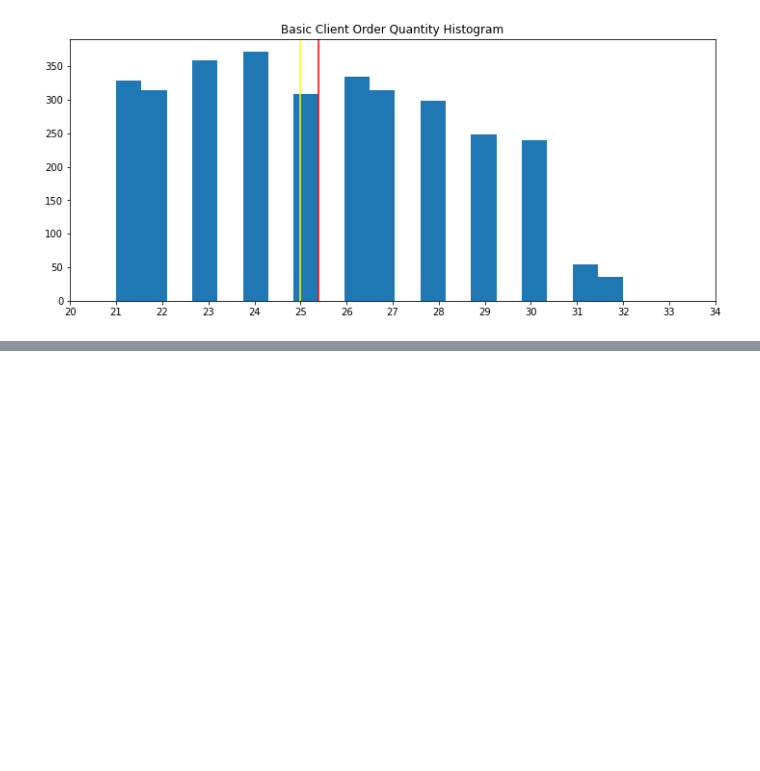
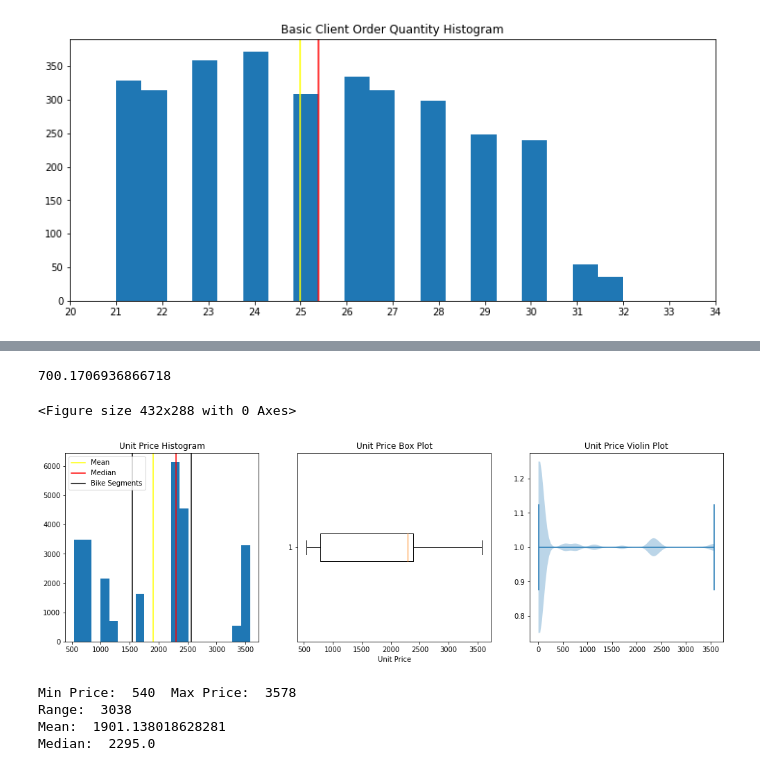
Before and after one commit to juanm05/UK-Bike-Store, a Jupyter notebook: main.ipynb, the cells around one changed output, grey strips where cells are left out. Cells and saved outputs as stored; diff of their text form; code cells hidden in the pictures; blank space fills up the shorter version.

```diff
--- a/main.ipynb
+++ b/main.ipynb
@@ -641,0 +630,49 @@ df_basico_bicicleta
+# %%
+# Quiero encontrar precio promedio de las bicicletas road
+df_basico_bicicleta.Sub_Category.unique()
+
+df_basico_bicicleta[df_basico_bicicleta.Sub_Category == "Road Bikes"]["Unit_Cost"].mean()
+# El promedio de costo de una bicicleta road es de 700 usd
+# %% [output]
+700.1706936866718
+# %%
+# Ver valores numericos de las bicicletas
+df = pd.read_csv("Sales.csv")
+# %%
+df_bikes = df[df.Product_Category == "Bikes"]
+
+plt.clf()
+plt.figure(figsize = (17, 5))
+
+ax1 = plt.subplot(1, 3, 1)
+ax1.hist(df_bikes.Unit_Price, bins = 20)
+ax1.set_title("Unit Price Histogram")
+ax1.axvline(np.mean(df_bikes.Unit_Price), label = "Mean", color = "Yellow")
+ax1.axvline(np.median(df_bikes.Unit_Price), label = "Median", color = "Red")
+ax1.axvline(1552, color = "black")
+ax1.axvline(2564, color = "black", label = "Bike Segments")
+
+ax2 = plt.subplot(1, 3, 2)
+ax2.boxplot(df_bikes.Unit_Price, vert = False)
+ax2.set_xlabel("Unit Price")
+ax2.set_title("Unit Price Box Plot")
+
+ax3 = plt.subplot(1, 3, 3)
+ax3.violinplot(df.Unit_Price, vert = False)
+ax3.set_title("Unit Price Violin Plot")
+
+ax1.legend()
+plt.show()
+# Minimo
+
+print("Min Price: ", np.amin(df_bikes.Unit_Price)," Max Price: ", np.amax(df_bikes.Unit_Price))
+print("Range: ",np.amax(df_bikes.Unit_Price) - np.amin(df_bikes.Unit_Price))
+print("Mean: ", np.mean(df_bikes.Unit_Price))
+print("Median: ", np.median(df_bikes.Unit_Price))
+# %% [output]
+<Figure size 432x288 with 0 Axes>
+[figure, added]
+Min Price:  540  Max Price:  3578
+Range:  3038
+Mean:  1901.138018628281
+Median:  2295.0
```
Also changed, not shown: parts of 7 cells of this notebook, 1 other file.
